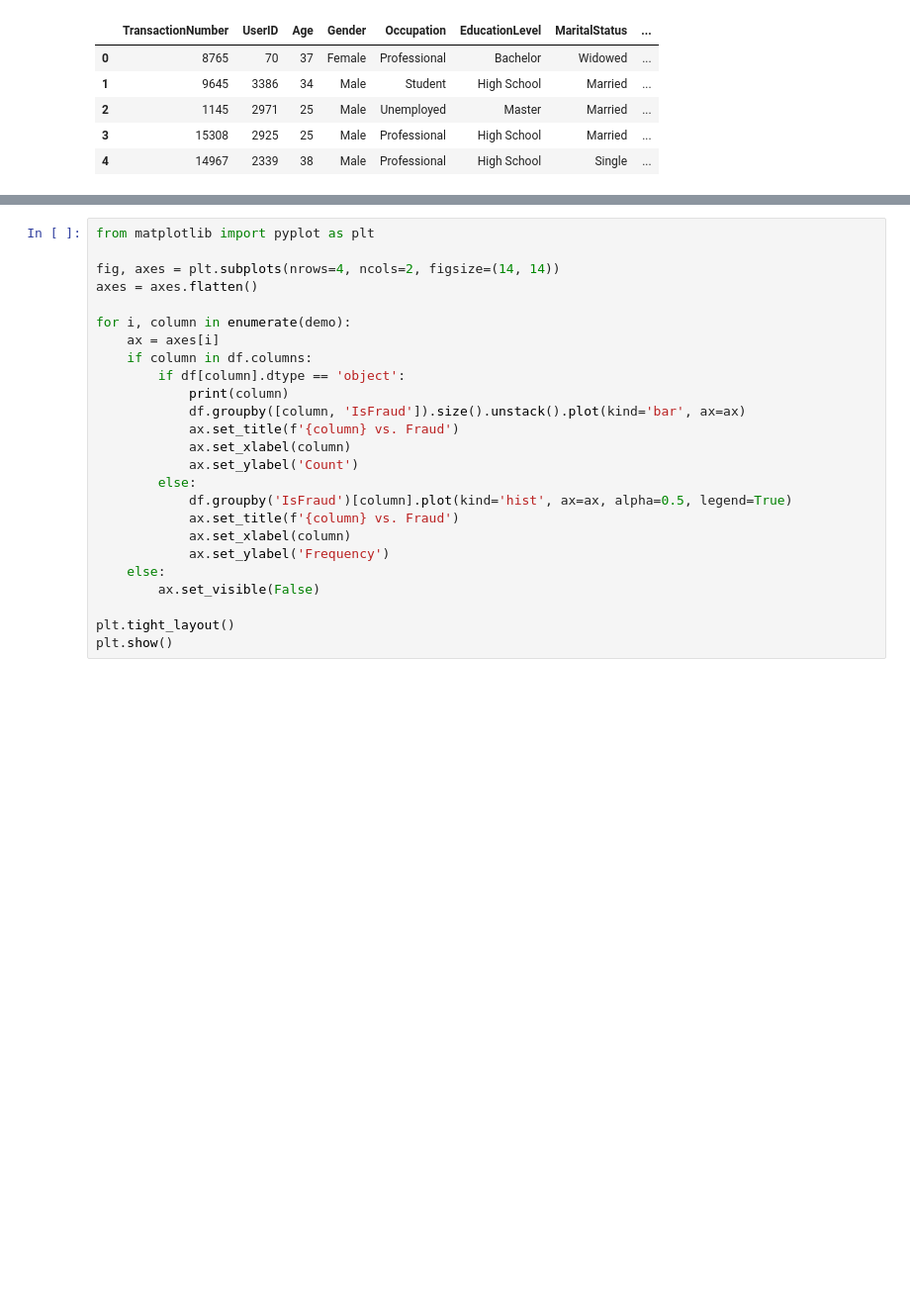
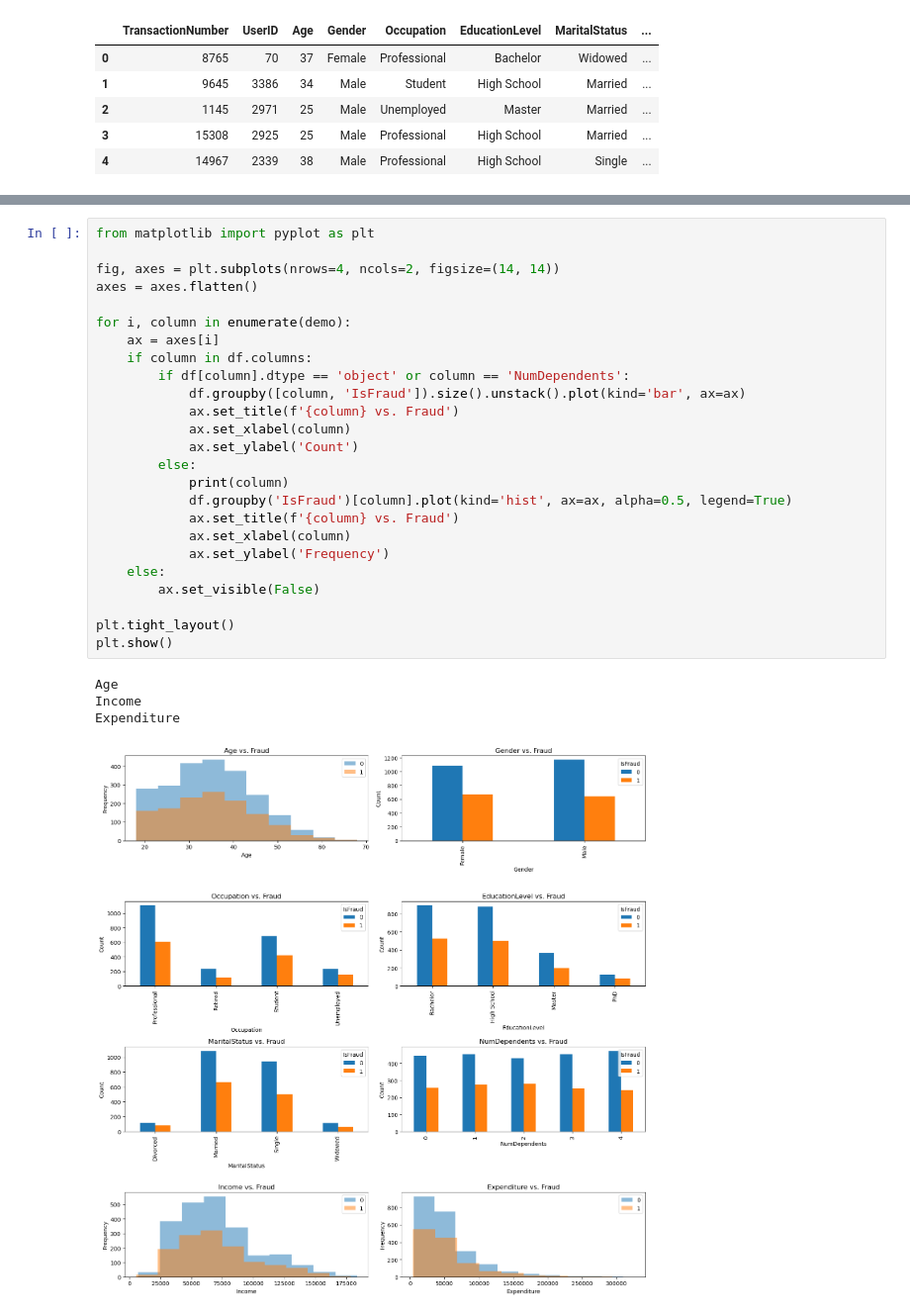
Before and after one commit to petrg01/Inter-Uni-Datathon-2024-submission, a Jupyter notebook: Exploration.ipynb, the cells around one changed output, grey strips where cells are left out. Shown at 99% size. Saved outputs shown, nothing was run; the diff lists cells and outputs as text; blank space fills up the shorter version.

```diff
--- a/Exploration.ipynb
+++ b/Exploration.ipynb
@@ -242,25 +72,30 @@ print('Best Grid Search Score : ',gsearch.best_score_)
 # %%
 from matplotlib import pyplot as plt
 
 fig, axes = plt.subplots(nrows=4, ncols=2, figsize=(14, 14))
 axes = axes.flatten()
 
 for i, column in enumerate(demo):
     ax = axes[i]
     if column in df.columns:
-        if df[column].dtype == 'object':
-            print(column)
+        if df[column].dtype == 'object' or column == 'NumDependents':
             df.groupby([column, 'IsFraud']).size().unstack().plot(kind='bar', ax=ax)
             ax.set_title(f'{column} vs. Fraud')
             ax.set_xlabel(column)
             ax.set_ylabel('Count')
         else:
+            print(column)
             df.groupby('IsFraud')[column].plot(kind='hist', ax=ax, alpha=0.5, legend=True)
             ax.set_title(f'{column} vs. Fraud')
             ax.set_xlabel(column)
             ax.set_ylabel('Frequency')
     else:
         ax.set_visible(False)
 
 plt.tight_layout()
 plt.show()
+# %% [output]
+Age
+Income
+Expenditure
+[figure, added]
```
Also changed, not shown: parts of 17 cells of this notebook.
